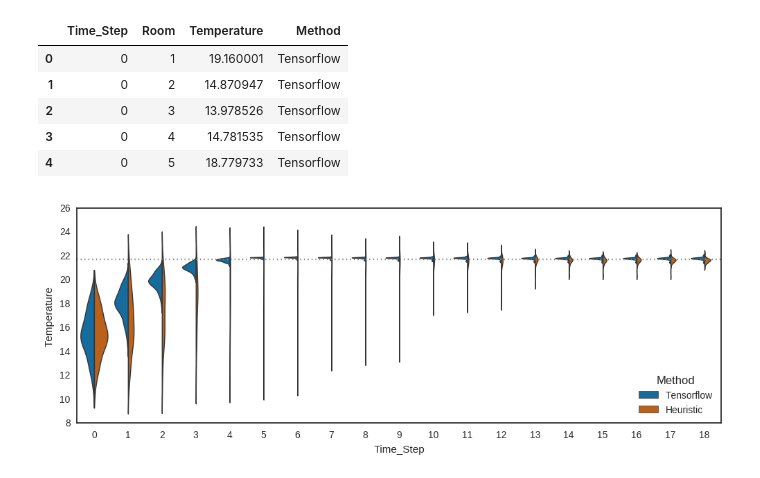
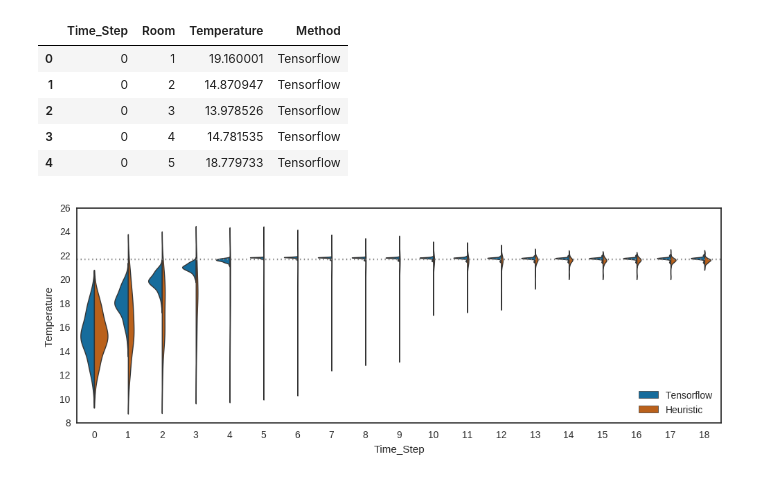
Before and after one commit to wuga214/PAPER_NIPS17_ScalablePlanning_Tensorflow, a Jupyter notebook: HVAC_SCALE_VIZ.ipynb, the cells around one changed output. Drawn from its saved outputs; the diff is of its cells as text; code cells hidden in the pictures.

```diff
--- a/HVAC_SCALE_VIZ.ipynb
+++ b/HVAC_SCALE_VIZ.ipynb
@@ -66,12 +66,12 @@ df.head()
 # %%
 sns.set(style="white",  palette="colorblind", color_codes=True)
 fig = plt.figure(figsize=(12, 4), dpi=100)
 sns.violinplot(x="Time_Step", y="Temperature",size=1,hue="Method",palette={"Tensorflow": "b", "Heuristic": "r"},split=True,linewidth=1, inner=None, data=df)
 plt.axhline(y=21.75,ls=":", c=".5")
-fig.get_axes()[0].legend(title= 'Method',loc='lower right')
+fig.get_axes()[0].legend(loc='lower right')
 plt.savefig('hvac_tensorflow_heuristic_violin.eps',format='eps')
 # %% [output]
-[figure, old version]
+[figure, new version]
 # %%
 #df_time=df[df['Time_Step']==7.0]
 #temp=df_time.pivot("Level", "Room", "Temperature")
```
Also changed, not shown: parts of 1 cell of this notebook, 2 other files.
